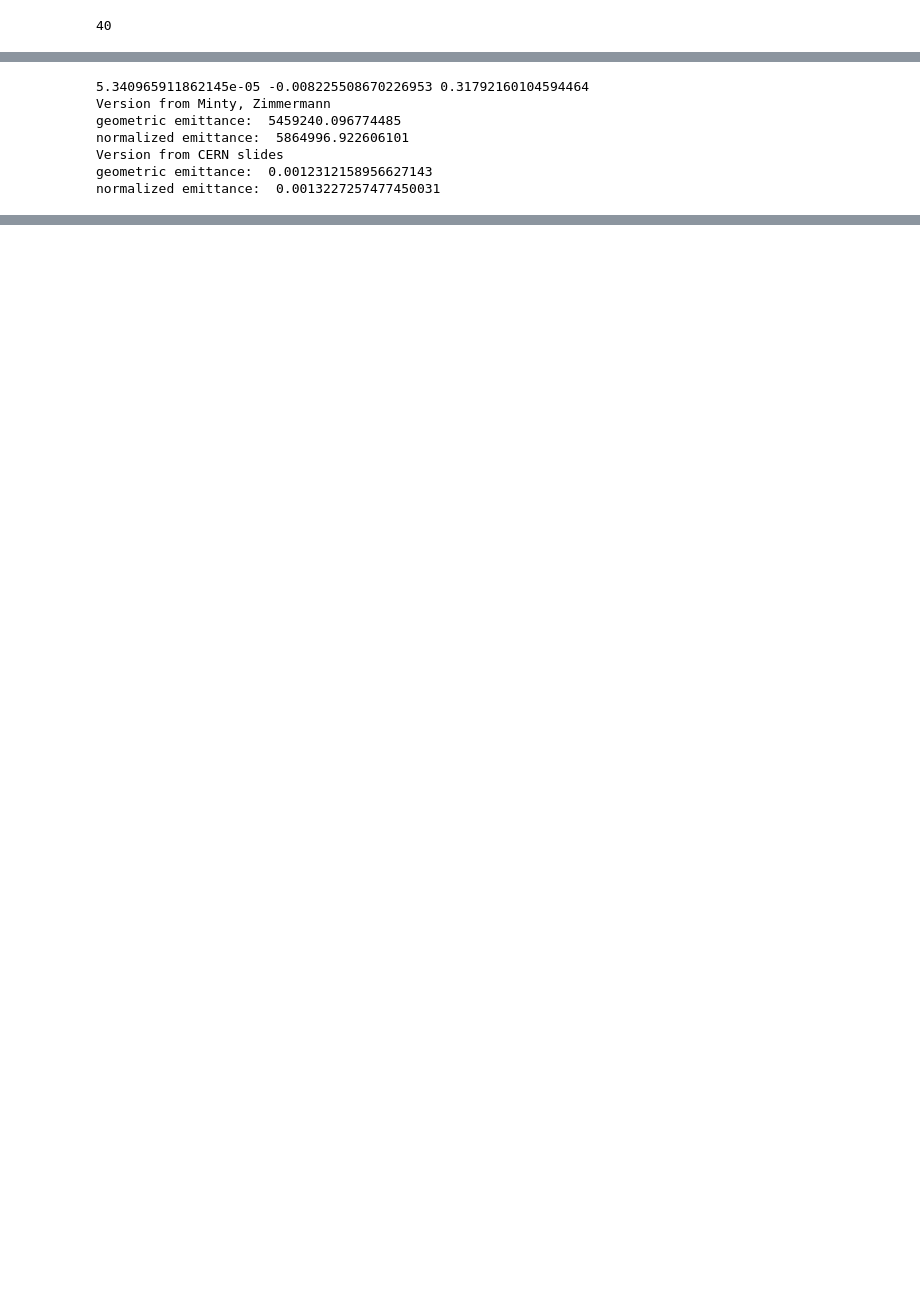
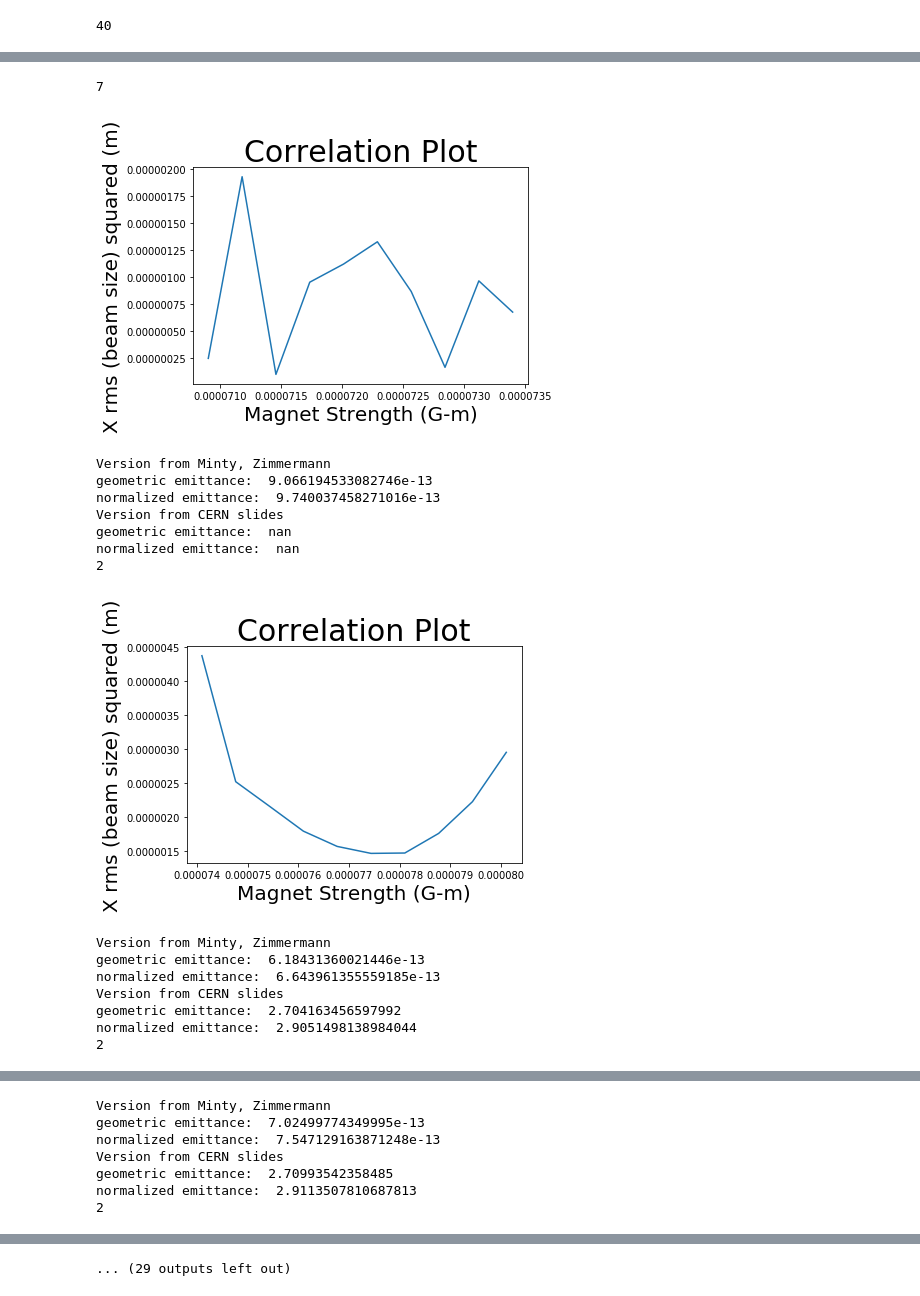
Before and after one commit to Tubbz-alt/emittance_gui, a Jupyter notebook: Lipi/EmitCalcTest.ipynb, the cells around one changed output, grey strips where cells are left out. Cells and saved outputs as stored; diff of their text form; code cells hidden in the pictures; blank space fills up the shorter version.

```diff
--- a/Lipi/EmitCalcTest.ipynb
+++ b/Lipi/EmitCalcTest.ipynb
@@ -137,18 +169,31 @@ plt.show()
 # %%
-a, b, c = fit_params
+for file in good:
 
-print("Version from Minty, Zimmermann")
-print("geometric emittance:  " + str(calcEmit(a, b, c, prefac = 1)))
-print("normalized emittance:  " + str(calcEmit(a, b, c, prefac = prefac)))
+    x, yarray, yerr, fit_params = getCorrInfo(file)
+    a, b, c = fit_params
 
-print("Version from CERN slides")
-print("geometric emittance:  " + str(calc_emit(a, b, c, L, el, prefac = 1)))
-print("normalized emittance:  " + str(calc_emit(a, b, c, L, el, prefac = prefac)))
+    print("Version from Minty, Zimmermann")
+    print("geometric emittance:  " + str(calcEmit(a, b, c, prefac = 1)))
+    print("normalized emittance:  " + str(calcEmit(a, b, c, prefac = prefac)))
+
+    print("Version from CERN slides")
+    print("geometric emittance:  " + str(calc_emit(a, b, c, L, el, prefac = 1)))
+    print("normalized emittance:  " + str(calc_emit(a, b, c, L, el, prefac = prefac)))
 # %% [output]
-5.340965911862145e-05 -0.008225508670226953 0.31792160104594464
-Version from Minty, Zimmermann
-geometric emittance:  5459240.096774485
-normalized emittance:  5864996.922606101
-Version from CERN slides
-geometric emittance:  0.0012312158956627143
-normalized emittance:  0.0013227257477450031
+7
+[figure, added]
+Version from Minty, Zimmermann
+geometric emittance:  9.066194533082746e-13
+normalized emittance:  9.740037458271016e-13
+Version from CERN slides
+geometric emittance:  nan
+normalized emittance:  nan
+2
+[figure, added]
+Version from Minty, Zimmermann
+geometric emittance:  6.18431360021446e-13
+normalized emittance:  6.643961355559185e-13
+Version from CERN slides
+geometric emittance:  2.704163456597992
+normalized emittance:  2.9051498138984044
+2
@@ -154,0 +201,7 @@ normalized emittance:  0.0013227257477450031
+Version from Minty, Zimmermann
+geometric emittance:  7.02499774349995e-13
+normalized emittance:  7.547129163871248e-13
+Version from CERN slides
+geometric emittance:  2.70993542358485
+normalized emittance:  2.9113507810687813
+2
@@ -154,0 +225 @@ normalized emittance:  0.0013227257477450031
+... (29 outputs left out)
```
Also changed, not shown: parts of 5 cells of this notebook.
